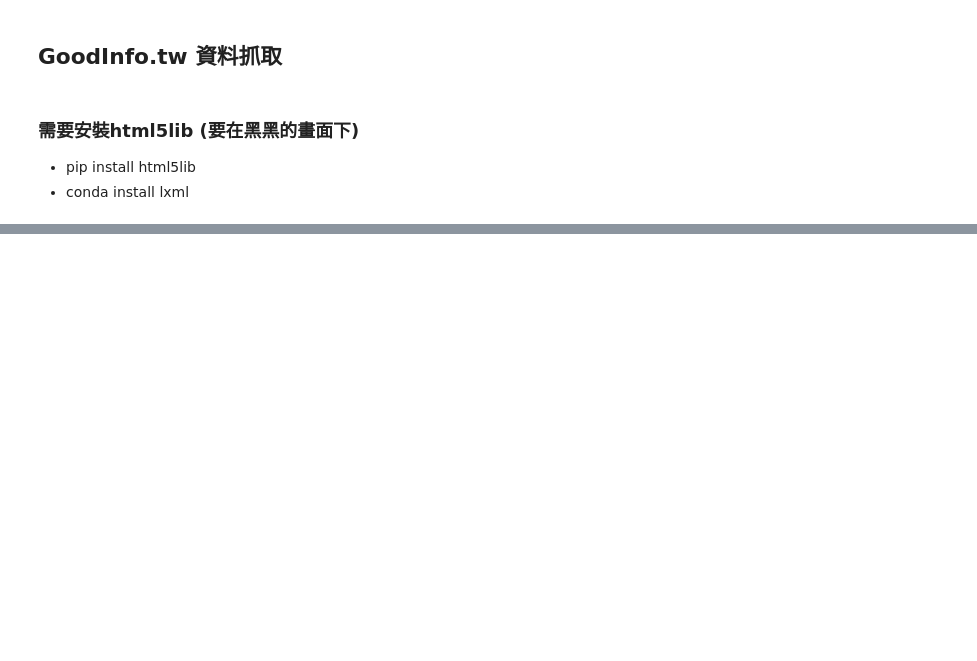
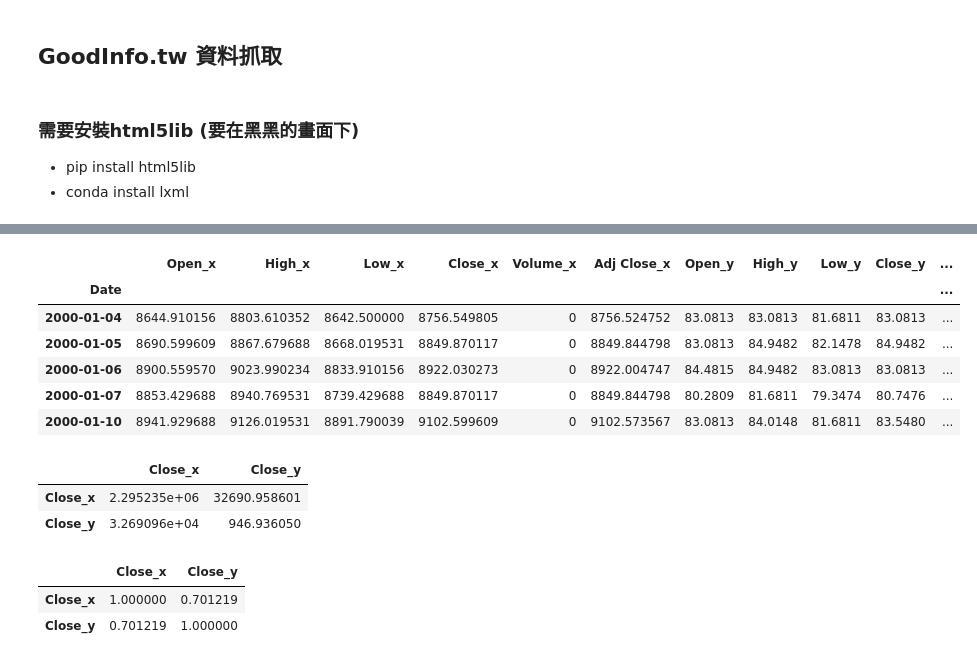
Before and after one commit to ywchiu/pyfintech, a Jupyter notebook: 20160729Demo.ipynb, the cells around one changed output, grey strips where cells are left out. Saved outputs shown, nothing was run; the diff lists cells and outputs as text; code cells hidden in the pictures; blank space fills up the shorter version.

```diff
--- a/20160729Demo.ipynb
+++ b/20160729Demo.ipynb
@@ -510,0 +511,4 @@ ImportError: lxml not found, please install it
+# %%
+import pandas.io.data as web # as => alias, use "web" to replace pandas.io.data
+dftwii = web.DataReader(name='^TWII', data_source='yahoo',start='2000-1-1')
+df2330 = web.DataReader(name='2330.TW', data_source='yahoo',start='2000-1-1')
@@ -510,0 +535,25 @@ ImportError: lxml not found, please install it
+# %%
+import pandas as pd
+result = pd.merge(dftwii, df2330, left_index=True, right_index=True, how='inner')
+result.head()
+# %% [output]
+|  | Open_x | High_x | Low_x | Close_x | Volume_x | Adj Close_x | Open_y | High_y | Low_y | Close_y | ... |
+| Date |  |  |  |  |  |  |  |  |  |  | ... |
+| 2000-01-04 | 8644.910156 | 8803.610352 | 8642.500000 | 8756.549805 | 0 | 8756.524752 | 83.0813 | 83.0813 | 81.6811 | 83.0813 | ... |
+| 2000-01-05 | 8690.599609 | 8867.679688 | 8668.019531 | 8849.870117 | 0 | 8849.844798 | 83.0813 | 84.9482 | 82.1478 | 84.9482 | ... |
+| 2000-01-06 | 8900.559570 | 9023.990234 | 8833.910156 | 8922.030273 | 0 | 8922.004747 | 84.4815 | 84.9482 | 83.0813 | 83.0813 | ... |
+| 2000-01-07 | 8853.429688 | 8940.769531 | 8739.429688 | 8849.870117 | 0 | 8849.844798 | 80.2809 | 81.6811 | 79.3474 | 80.7476 | ... |
+| 2000-01-10 | 8941.929688 | 9126.019531 | 8891.790039 | 9102.599609 | 0 | 9102.573567 | 83.0813 | 84.0148 | 81.6811 | 83.5480 | ... |
+# %%
+result[['Close_x', 'Close_y']].head()
+result[['Close_x', 'Close_y']].cov()
+# %% [output]
+|  | Close_x | Close_y |
+| Close_x | 2.295235e+06 | 32690.958601 |
+| Close_y | 3.269096e+04 | 946.936050 |
+# %%
+result[['Close_x', 'Close_y']].corr()
+# %% [output]
+|  | Close_x | Close_y |
+| Close_x | 1.000000 | 0.701219 |
+| Close_y | 0.701219 | 1.000000 |
```
Also changed, not shown: parts of 7 cells of this notebook.
